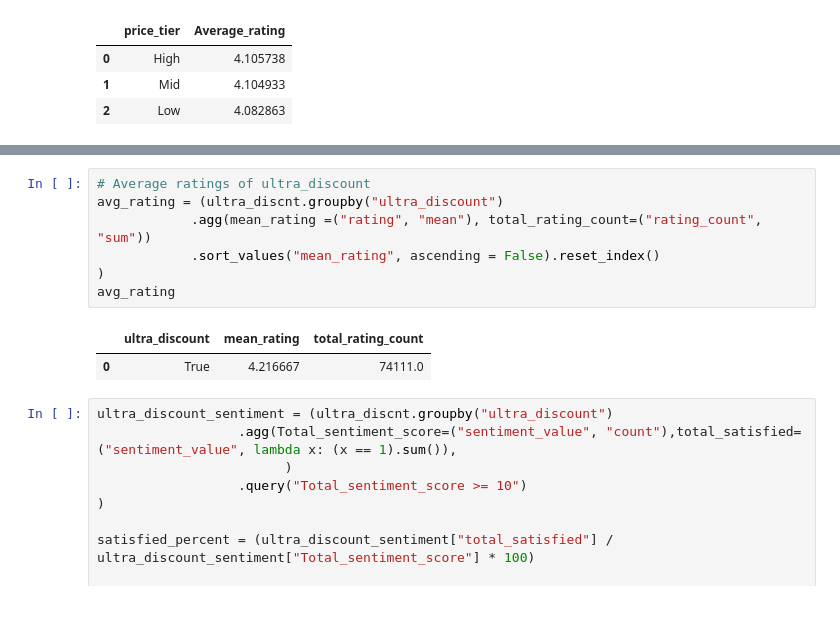
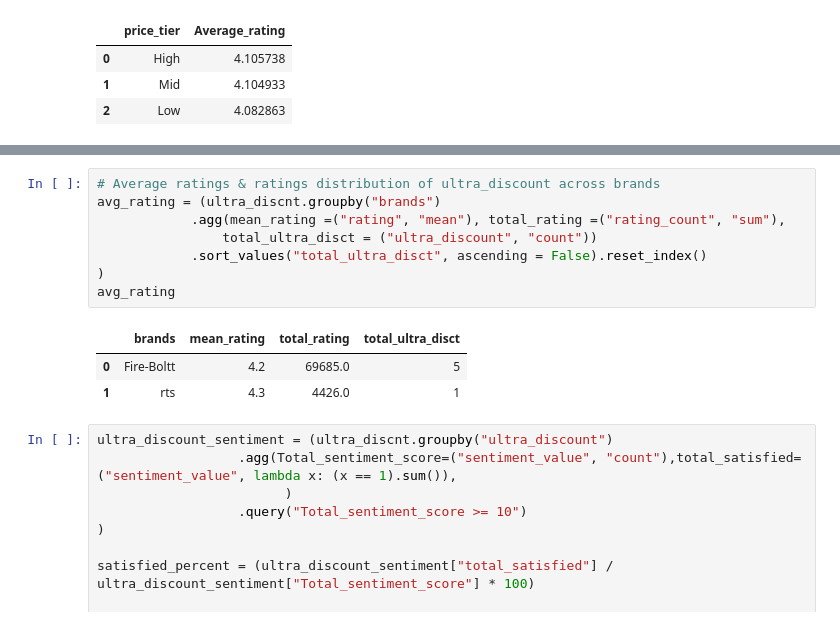
Before and after one commit to CKohwo/Ecommerce-strategy-blueprint, a Jupyter notebook: notebooks/03_exploratory_ data_analysis.ipynb, the cells around one changed output, grey strips where cells are left out. Cells and saved outputs as stored; diff of their text form.

```diff
--- a/notebooks/03_exploratory_ data_analysis.ipynb
+++ b/notebooks/03_exploratory_ data_analysis.ipynb
@@ -563,13 +568,15 @@ ultra_discnt = df_3.query("ultra_discount == True")
 # %%
-# Average ratings of ultra_discount
-avg_rating = (ultra_discnt.groupby("ultra_discount")
-            .agg(mean_rating =("rating", "mean"), total_rating_count=("rating_count", "sum"))
-            .sort_values("mean_rating", ascending = False).reset_index()
+# Average ratings & ratings distribution of ultra_discount across brands
+avg_rating = (ultra_discnt.groupby("brands")
+            .agg(mean_rating =("rating", "mean"), total_rating =("rating_count", "sum"),
+                total_ultra_disct = ("ultra_discount", "count"))
+            .sort_values("total_ultra_disct", ascending = False).reset_index()
 )
 avg_rating
 # %% [output]
-|  | ultra_discount | mean_rating | total_rating_count |
-| 0 | True | 4.216667 | 74111.0 |
+|  | brands | mean_rating | total_rating | total_ultra_disct |
+| 0 | Fire-Boltt | 4.2 | 69685.0 | 5 |
+| 1 | rts | 4.3 | 4426.0 | 1 |
 # %%
 ultra_discount_sentiment = (ultra_discnt.groupby("ultra_discount")
                   .agg(Total_sentiment_score=("sentiment_value", "count"),total_satisfied=("sentiment_value", lambda x: (x == 1).sum()),
```
Also changed, not shown: parts of 23 cells of this notebook.
